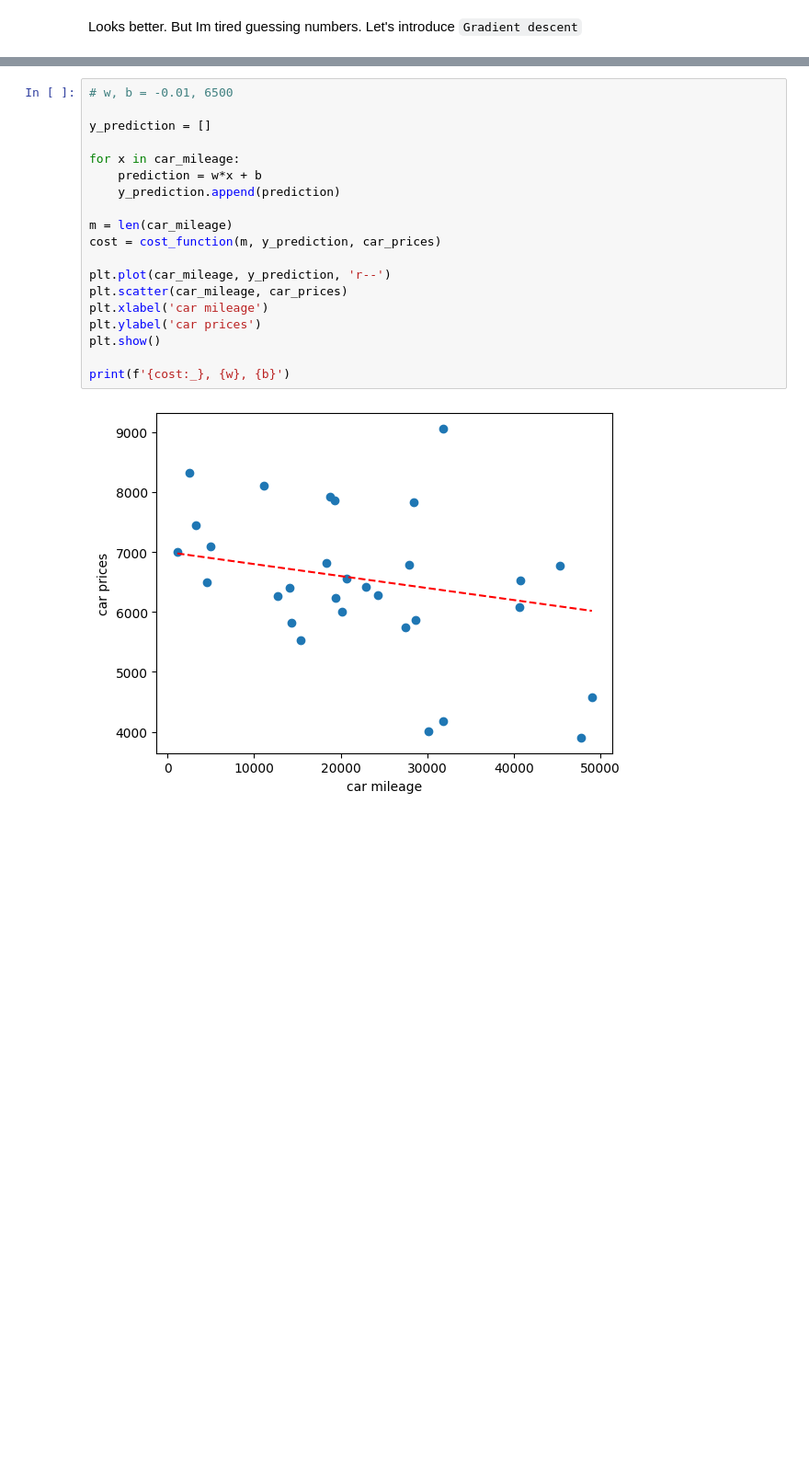
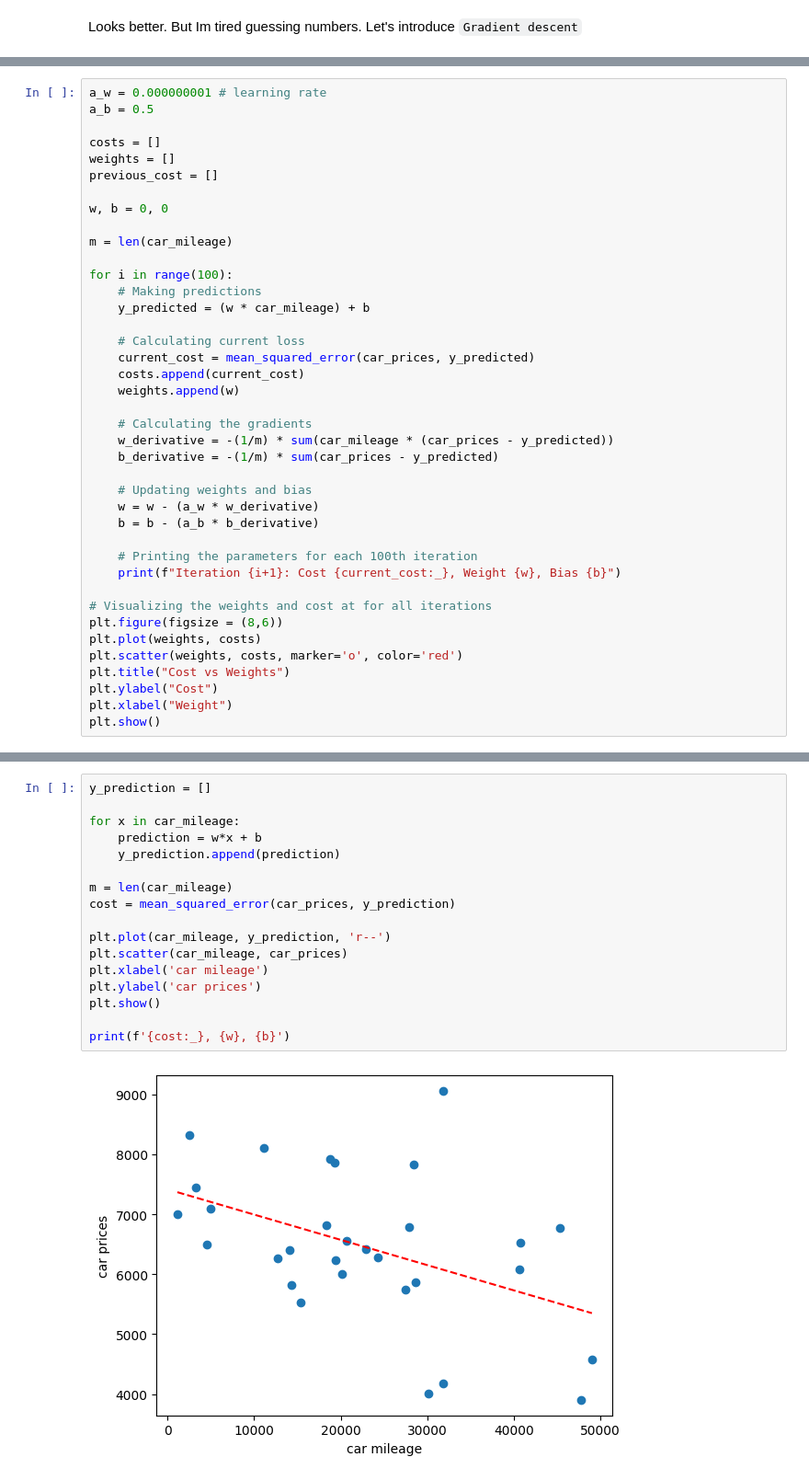
Before and after one commit to 7evenUp/learning_ai, a Jupyter notebook: linear-regression/single-linear-regression.ipynb, the cells around one changed output, grey strips where cells are left out. Shown at 92% size. Cells and saved outputs as stored; diff of their text form; blank space fills up the shorter version.

```diff
--- a/linear-regression/single-linear-regression.ipynb
+++ b/linear-regression/single-linear-regression.ipynb
@@ -369,0 +308,40 @@ w: -0.0422, b: 7418.713, cos
+# %%
+a_w = 0.000000001 # learning rate
+a_b = 0.5
+
+costs = []
+weights = []
+previous_cost = []
+
+w, b = 0, 0
+
+m = len(car_mileage)
+
+for i in range(100):
+    # Making predictions
+    y_predicted = (w * car_mileage) + b
+
+    # Calculating current loss
+    current_cost = mean_squared_error(car_prices, y_predicted)
+    costs.append(current_cost)
+    weights.append(w)
+
+    # Calculating the gradients
+    w_derivative = -(1/m) * sum(car_mileage * (car_prices - y_predicted))
+    b_derivative = -(1/m) * sum(car_prices - y_predicted)
+
+    # Updating weights and bias
+    w = w - (a_w * w_derivative)
+    b = b - (a_b * b_derivative)
+
+    # Printing the parameters for each 100th iteration
+    print(f"Iteration {i+1}: Cost {current_cost:_}, Weight {w}, Bias {b}")
+
+# Visualizing the weights and cost at for all iterations
+plt.figure(figsize = (8,6))
+plt.plot(weights, costs)
+plt.scatter(weights, costs, marker='o', color='red')
+plt.title("Cost vs Weights")
+plt.ylabel("Cost")
+plt.xlabel("Weight")
+plt.show()
@@ -370,21 +367,19 @@ w: -0.0422, b: 7418.713, cos
 # %%
-# w, b = -0.01, 6500
-
 y_prediction = []
 
 for x in car_mileage:
     prediction = w*x + b
     y_prediction.append(prediction)
 
 m = len(car_mileage)
-cost = cost_function(m, y_prediction, car_prices)
+cost = mean_squared_error(car_prices, y_prediction)
 
 plt.plot(car_mileage, y_prediction, 'r--')
 plt.scatter(car_mileage, car_prices)
 plt.xlabel('car mileage')
 plt.ylabel('car prices')
 plt.show()
 
 print(f'{cost:_}, {w}, {b}')
 # %% [output]
-[figure, old version]
+[figure, new version]
```
Also changed, not shown: parts of 12 cells of this notebook.
